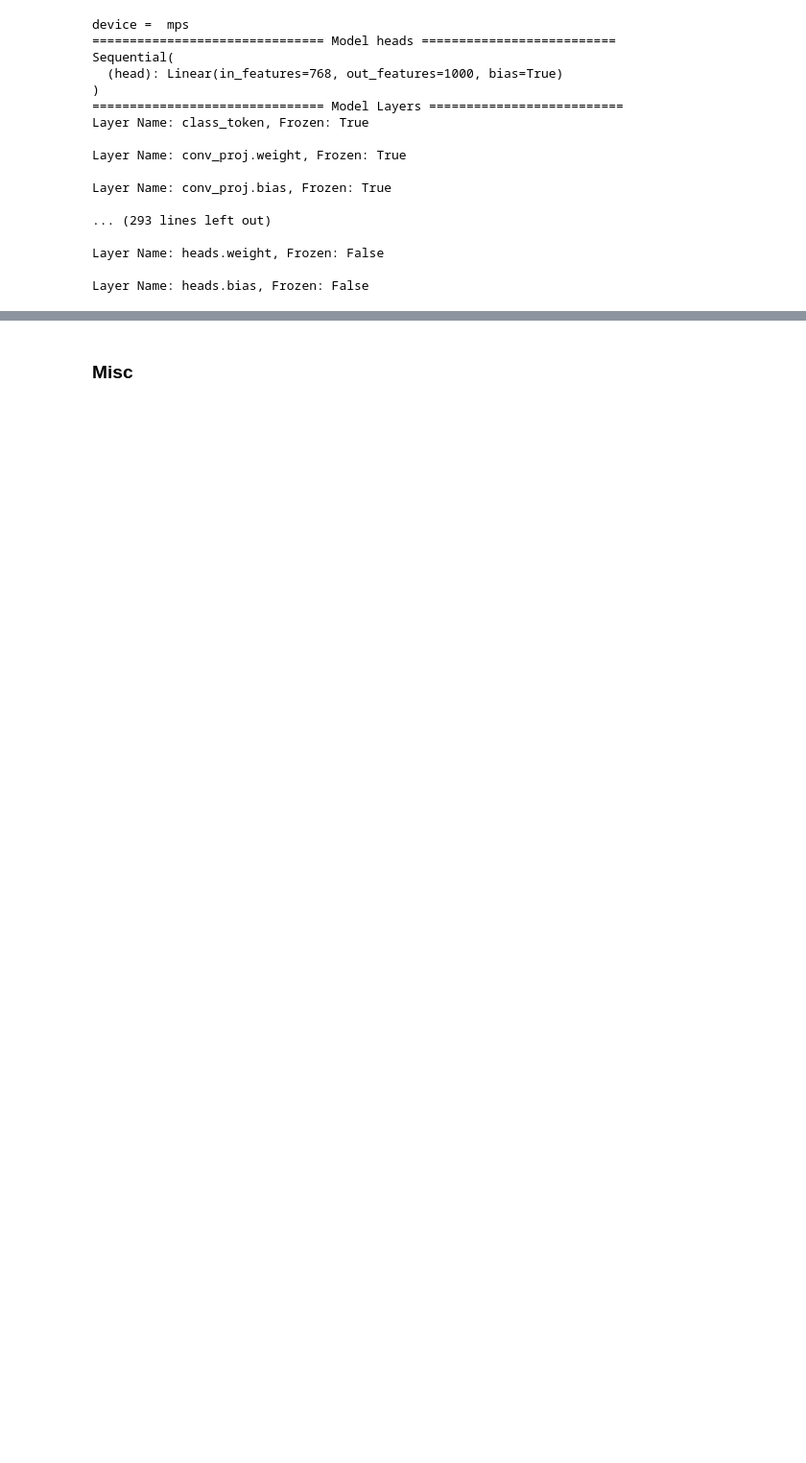
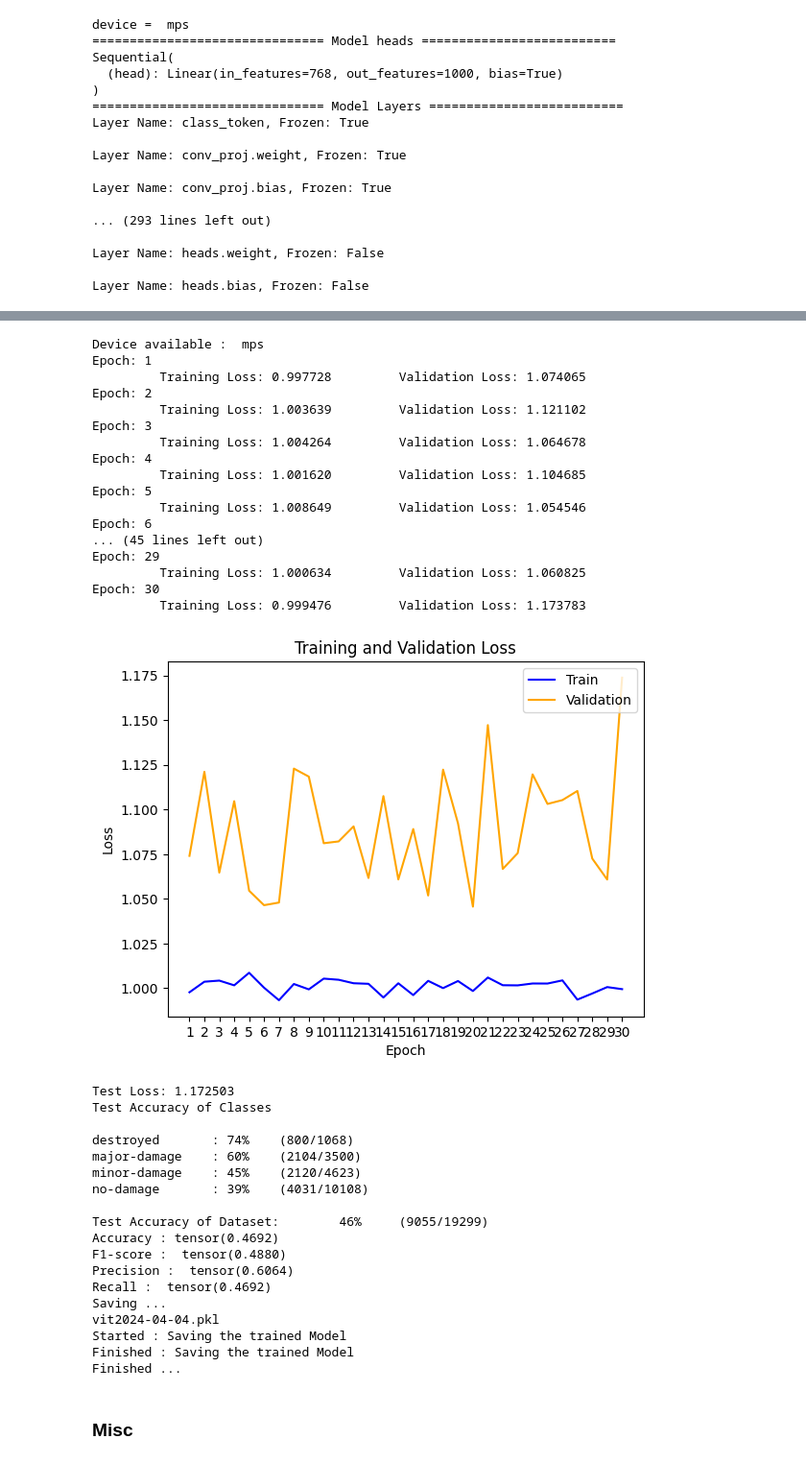
Before and after one commit to cricksmaidiene/alivio, a Jupyter notebook: src/04_models/Hyperparameter_Tune_All_Hurricanes_Optuna_VIT.ipynb, the cells around one changed output, grey strips where cells are left out. Shown at 96% size. Cells and saved outputs as stored; diff of their text form; code cells hidden in the pictures; blank space fills up the shorter version.

```diff
--- a/src/04_models/Hyperparameter_Tune_All_Hurricanes_Optuna_VIT.ipynb
+++ b/src/04_models/Hyperparameter_Tune_All_Hurricanes_Optuna_VIT.ipynb
@@ -1510,0 +1764,6 @@ Epoch: 5
+# %%
+lambda_wd = 0.0065
+lrs = 0.00097
+epoches = 30
+optimizer = optim.AdamW(filter(lambda p: p.requires_grad, vision_transformer.parameters()),lr=lrs, weight_decay=lambda_wd)
+print(optimizer)
@@ -1511,3 +1784,51 @@ Epoch: 5
+# %%
+test_preds, test_lbls = train_eval_model(device,
+                 optimizer,
+                 criterion,
+                 train_on_gpu,
+                 class_weights_all,
+                 valid_loader_all,
+                 test_loader_all,
+                 vision_transformer,
+                 epoch,
+                 train_loader_ws_all)
+# %% [output]
+Device available :  mps
+Epoch: 1
+         Training Loss: 0.997728         Validation Loss: 1.074065
+Epoch: 2
+         Training Loss: 1.003639         Validation Loss: 1.121102
+Epoch: 3
+         Training Loss: 1.004264         Validation Loss: 1.064678
+Epoch: 4
+         Training Loss: 1.001620         Validation Loss: 1.104685
+Epoch: 5
+         Training Loss: 1.008649         Validation Loss: 1.054546
+Epoch: 6
+... (45 lines left out)
+Epoch: 29
+         Training Loss: 1.000634         Validation Loss: 1.060825
+Epoch: 30
+         Training Loss: 0.999476         Validation Loss: 1.173783
+[figure, added]
+Test Loss: 1.172503
+Test Accuracy of Classes
+
+destroyed       : 74%    (800/1068)
+major-damage    : 60%    (2104/3500)
+minor-damage    : 45%    (2120/4623)
+no-damage       : 39%    (4031/10108)
+
+Test Accuracy of Dataset:        46%     (9055/19299)
+Accuracy : tensor(0.4692)
+F1-score :  tensor(0.4880)
+Precision :  tensor(0.6064)
+Recall :  tensor(0.4692)
+Saving ...
+vit2024-04-04.pkl
+Started : Saving the trained Model
+Finished : Saving the trained Model
+Finished ...
 # %% [markdown]
 ### Misc
 # %%
```
Also changed, not shown: parts of 19 cells of this notebook, 1 other file.
